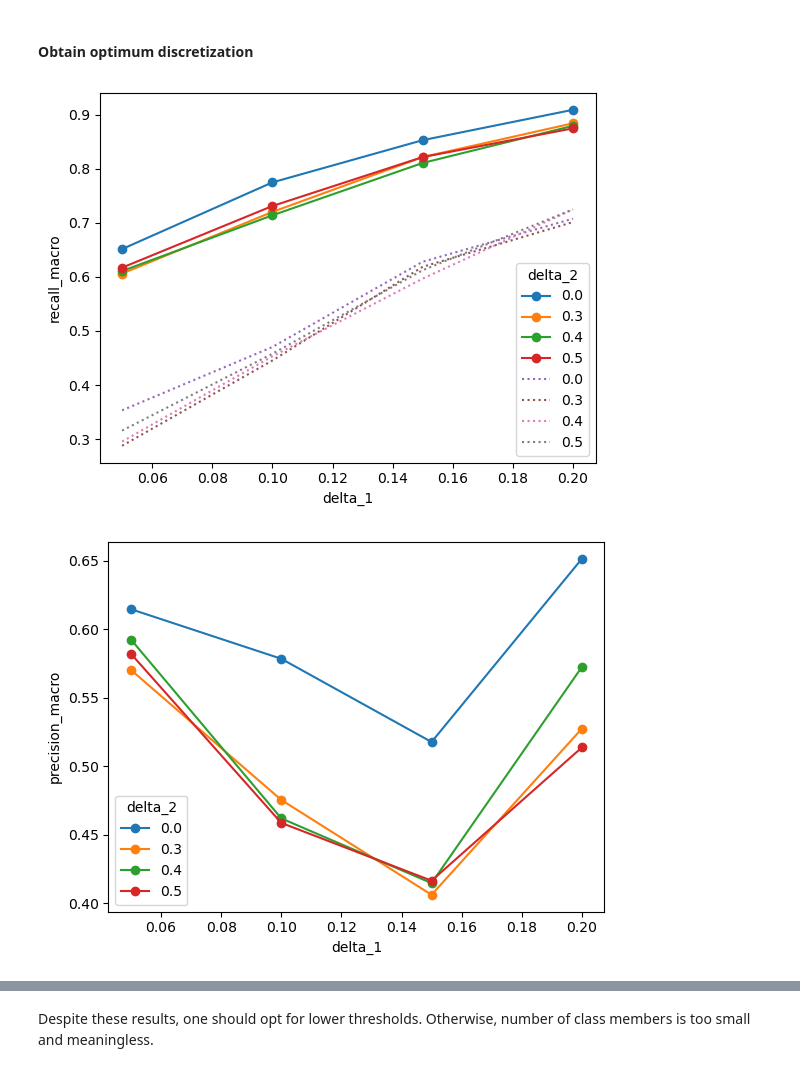
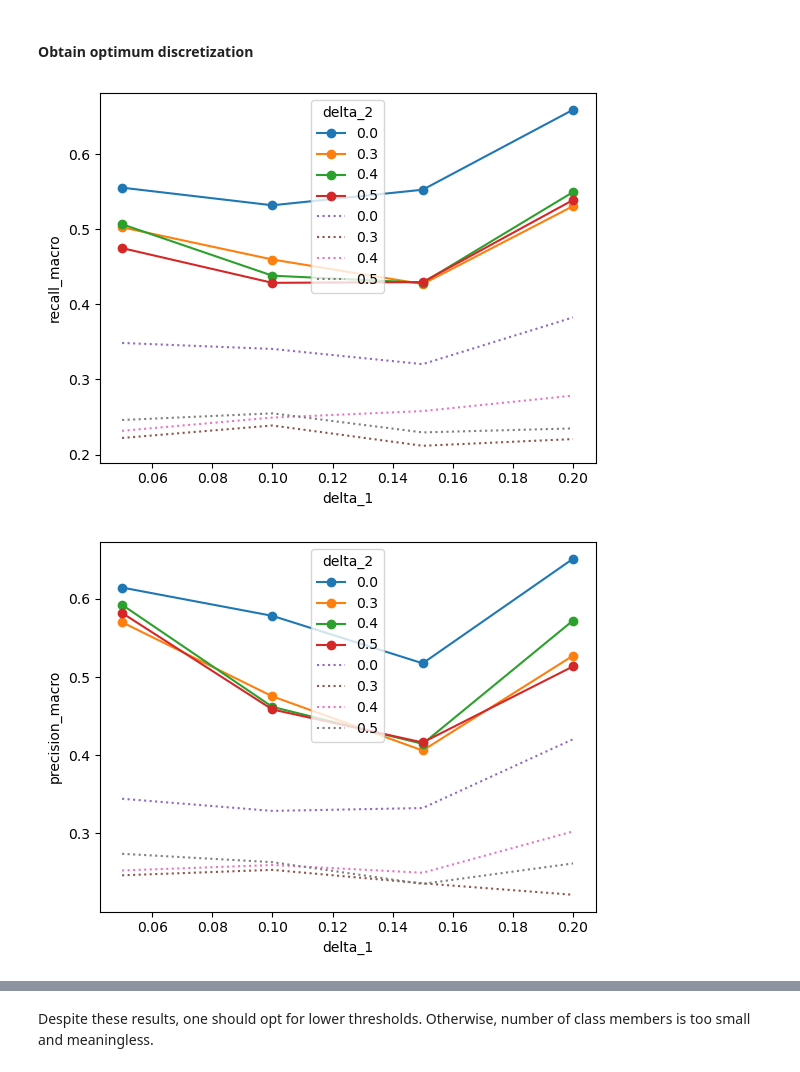
Before and after one commit to bertelsmannstift/eu-migration-forecast, a Jupyter notebook: notebooks/experiments/classification-multicls.ipynb, the cells around one changed output, grey strips where cells are left out. Drawn from its saved outputs; the diff is of its cells as text; code cells hidden in the pictures.

```diff
--- a/notebooks/experiments/classification-multicls.ipynb
+++ b/notebooks/experiments/classification-multicls.ipynb
@@ -177,34 +177,34 @@ for delta1 in [0.05, 0.1, 0.15, 0.2]:
 results = (
     pd.concat({k: v for k, v in cv_scores.items()})
     .rename_axis(index=["delta_1", "delta_2", "fold"])
     .groupby(level=[0, 1])
     .mean()
 )
 dummy_results = (
     pd.concat({k: v for k, v in dummy_scores.items()})
     .rename_axis(index=["delta_1", "delta_2", "fold"])
     .groupby(level=[0, 1])
     .mean()
 )
 
-results.unstack(level=1)["test_recall_micro"].plot(
+results.unstack(level=1)["test_recall_macro"].plot(
     ylabel="recall_macro", ls="-", marker="o"
 )
-dummy_results.unstack(level=1)["test_recall_micro"].plot(
+dummy_results.unstack(level=1)["test_recall_macro"].plot(
     ylabel="recall_macro", ls=":", ax=plt.gca()
 )
 plt.show()
 
 results.unstack(level=1)["test_precision_macro"].plot(
     ylabel="precision_macro", ls="-", marker="o"
 )
 dummy_results.unstack(level=1)["test_precision_macro"].plot(
     ylabel="precision_macro", ls=":", ax=plt.gca()
 )
 plt.show()
 
 # ["test_f1_macro"].plot()
 # plt.show()
 # %% [output]
-[figure, old version]
+[figure, new version]
-[figure, old version]
+[figure, new version]
```
Also changed, not shown: parts of 1 cell of this notebook, 4 other files.
